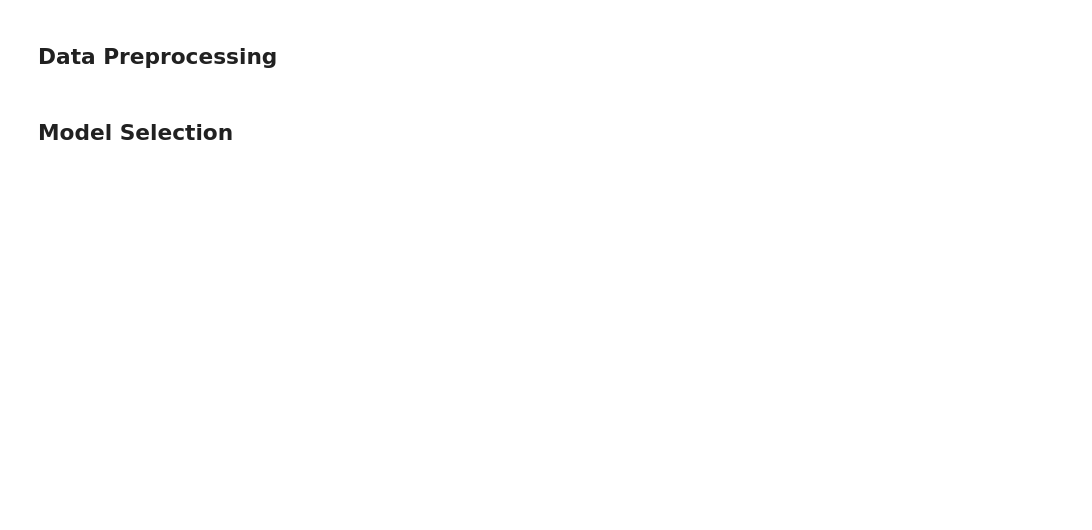
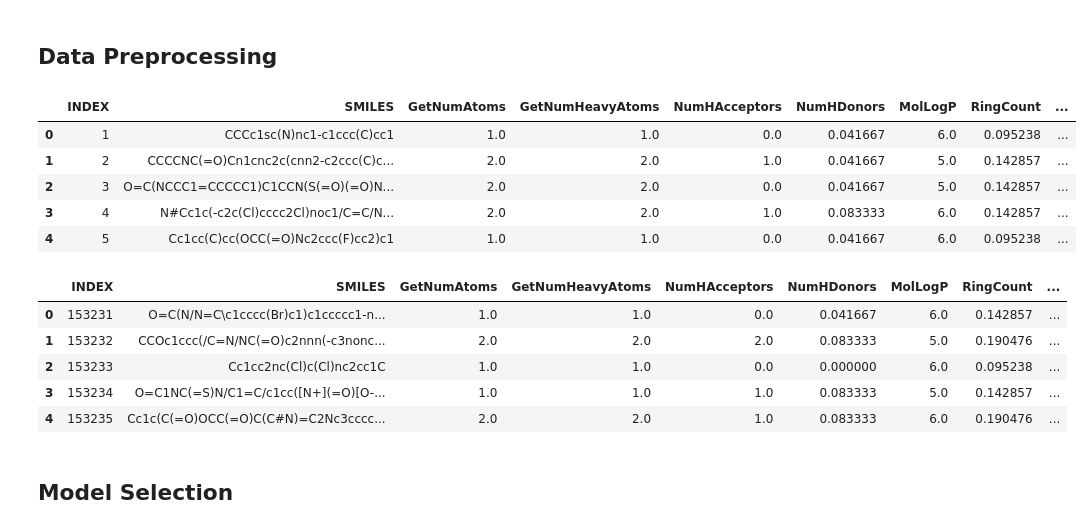
Before and after one commit to Christian-Duran-Garcia/ID2214-G13, a Jupyter notebook: Project/Assignment 4a.ipynb, the cells around one changed output. Drawn from its saved outputs; the diff is of its cells as text; code cells hidden in the pictures; blank space fills up the shorter version.

```diff
--- a/Project/Assignment 4a.ipynb
+++ b/Project/Assignment 4a.ipynb
@@ -162,4 +230,47 @@ plt.tight_layout()
 # %% [markdown]
 ## **Data Preprocessing**
+# %%
+# Import necessary libraries to perform data preprocessing
+from sklearn.compose import ColumnTransformer
+from sklearn.preprocessing import MinMaxScaler, KBinsDiscretizer
+
+# Selecting columns to perform transformation
+col_order = train_df.columns.tolist()
+cols_to_keep = ['INDEX', 'SMILES', 'MorganFingerprint', 'ACTIVE']
+cols_to_scale = train_df.columns[[5,7,10,16,20]].tolist()
+cols_to_bin = [col for col in train_df.columns.tolist() if col not in cols_to_scale + cols_to_keep]
+
+# Create a column transformer to perform transformations for variables within a dataframe
+ct = ColumnTransformer([
+    ('minmax_scaler', MinMaxScaler(), cols_to_scale), # Other nuemrical features
+    ('binning', KBinsDiscretizer(n_bins=10, encode='ordinal', strategy='uniform'), cols_to_bin), # Selecting variables with more difference in boxplot
+    ('pass', 'passthrough', cols_to_keep) # Keep columns INDEX and SMILES
+], remainder='passthrough', verbose_feature_names_out=False).set_output(transform='pandas')
+
+# Add a dummy column to use column transformer
+test_df['ACTIVE'] = 0
+
+# Apply the column transformations for the data
+train_df_transformed = ct.fit_transform(train_df)[col_order]
+test_df_transformed = ct.transform(test_df)[col_order[:-1]]
+
+# Drop the dummy column
+test_df.drop('ACTIVE', axis=1, inplace=True)
+
+display(train_df_transformed.head())
+display(test_df_transformed.head())
+# %% [output]
+|  | INDEX | SMILES | GetNumAtoms | GetNumHeavyAtoms | NumHAcceptors | NumHDonors | MolLogP | RingCount | ... |
+| 0 | 1 | CCCc1sc(N)nc1-c1ccc(C)cc1 | 1.0 | 1.0 | 0.0 | 0.041667 | 6.0 | 0.095238 | ... |
+| 1 | 2 | CCCCNC(=O)Cn1cnc2c(cnn2-c2ccc(C)c... | 2.0 | 2.0 | 1.0 | 0.041667 | 5.0 | 0.142857 | ... |
+| 2 | 3 | O=C(NCCC1=CCCCC1)C1CCN(S(=O)(=O)N... | 2.0 | 2.0 | 0.0 | 0.041667 | 5.0 | 0.142857 | ... |
+| 3 | 4 | N#Cc1c(-c2c(Cl)cccc2Cl)noc1/C=C/N... | 2.0 | 2.0 | 1.0 | 0.083333 | 6.0 | 0.142857 | ... |
+| 4 | 5 | Cc1cc(C)cc(OCC(=O)Nc2ccc(F)cc2)c1 | 1.0 | 1.0 | 0.0 | 0.041667 | 6.0 | 0.095238 | ... |
+|  | INDEX | SMILES | GetNumAtoms | GetNumHeavyAtoms | NumHAcceptors | NumHDonors | MolLogP | RingCount | ... |
+| 0 | 153231 | O=C(N/N=C\c1cccc(Br)c1)c1ccccc1-n... | 1.0 | 1.0 | 0.0 | 0.041667 | 6.0 | 0.142857 | ... |
+| 1 | 153232 | CCOc1ccc(/C=N/NC(=O)c2nnn(-c3nonc... | 2.0 | 2.0 | 2.0 | 0.083333 | 5.0 | 0.190476 | ... |
+| 2 | 153233 | Cc1cc2nc(Cl)c(Cl)nc2cc1C | 1.0 | 1.0 | 0.0 | 0.000000 | 6.0 | 0.095238 | ... |
+| 3 | 153234 | O=C1NC(=S)N/C1=C/c1cc([N+](=O)[O-... | 1.0 | 1.0 | 1.0 | 0.083333 | 5.0 | 0.142857 | ... |
+| 4 | 153235 | Cc1c(C(=O)OCC(=O)C(C#N)=C2Nc3cccc... | 2.0 | 2.0 | 1.0 | 0.083333 | 6.0 | 0.190476 | ... |
 # %% [markdown]
 ## **Model Selection**
```
Also changed, not shown: parts of 11 cells of this notebook.
